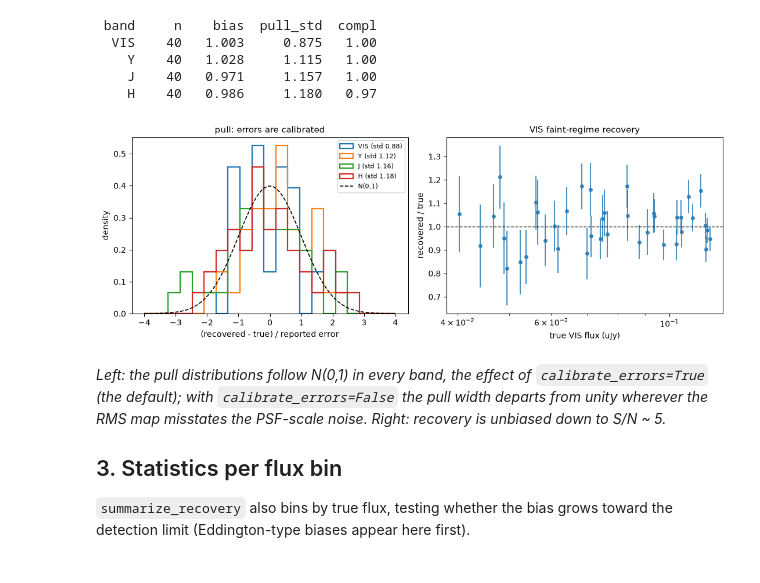
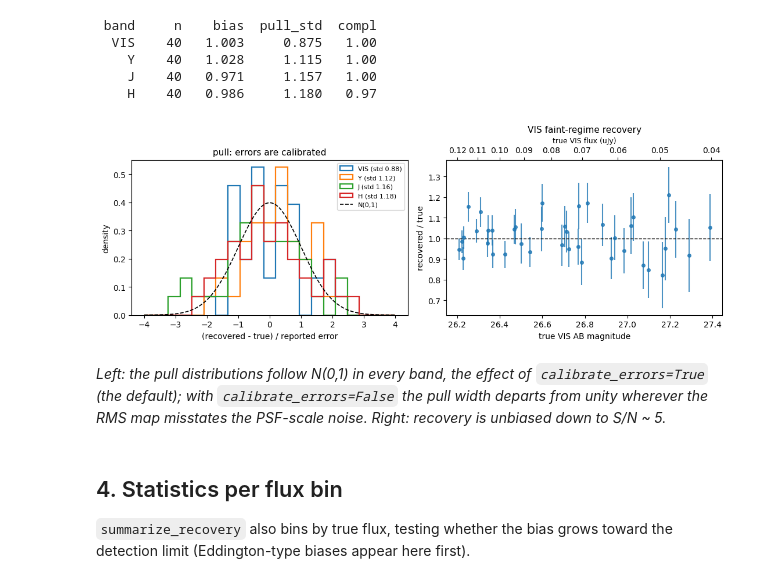
Before and after one commit to NimaChartab/euclid-forced-photometry, a Jupyter notebook: notebooks/03_injection_recovery.ipynb, the cells around one changed output. Cells and saved outputs as stored; diff of their text form; code cells hidden in the pictures.

```diff
--- a/notebooks/03_injection_recovery.ipynb
+++ b/notebooks/03_injection_recovery.ipynb
@@ -177,48 +220,54 @@ for band in ("VIS", "Y", "J", "H"):
 # %%
 fig, axes = plt.subplots(1, 2, figsize=(11, 4))
 
 x = np.linspace(-4, 4, 200)
 for band in ("VIS", "Y", "J", "H"):
     axes[0].hist(summaries[band]['pull'], bins=np.linspace(-4, 4, 22),
                  density=True, histtype='step', lw=1.6,
                  label=f"{band} (std {summaries[band]['pull_std']:.2f})")
 axes[0].plot(x, np.exp(-x**2 / 2) / np.sqrt(2 * np.pi), 'k--', lw=1.2,
              label='N(0,1)')
 axes[0].set_xlabel('(recovered - true) / reported error')
 axes[0].set_ylabel('density')
 axes[0].set_title('pull: errors are calibrated', fontsize=11)
 axes[0].legend(fontsize=8)
 
 tcol = 'flux_vis_sersic'
 ids = {int(i): k for k, i in enumerate(np.asarray(cat_f['object_id']))
        if i < 0}
 rows = [ids[int(r['object_id'])] for r in truth_f]
 true = np.asarray(truth_f[tcol], float)
 out = np.asarray(cat_f['flux_VIS_ujy'], float)[rows]
 err = np.asarray(cat_f['flux_err_VIS_ujy'], float)[rows]
-axes[1].errorbar(true, out / true, yerr=err / true, fmt='o', ms=4,
+# AB magnitude on the main axis (m = 23.9 - 2.5 log10(flux_uJy)), the
+# matching microJansky scale on the secondary axis on top.
+mag_true = 23.9 - 2.5 * np.log10(true)
+axes[1].errorbar(mag_true, out / true, yerr=err / true, fmt='o', ms=4,
                  alpha=0.8)
 axes[1].axhline(1.0, color='k', ls='--', lw=1)
-axes[1].set_xscale('log')
-axes[1].set_xlabel('true VIS flux (uJy)')
+axes[1].set_xlabel('true VIS AB magnitude')
 axes[1].set_ylabel('recovered / true')
 axes[1].set_title('VIS faint-regime recovery', fontsize=11)
+sec = axes[1].secondary_xaxis(
+    'top', functions=(lambda m: 10 ** (0.4 * (23.9 - m)),
+                      lambda f: 23.9 - 2.5 * np.log10(f)))
+sec.set_xlabel('true VIS flux (uJy)', fontsize=9)
 plt.tight_layout()
 plt.show()
 # %% [output]
-[figure, old version]
+[figure, new version]
 # %% [markdown]
 *Left: the pull distributions follow N(0,1) in every band, the
 effect of ``calibrate_errors=True`` (the default); with
 ``calibrate_errors=False`` the pull width departs from unity wherever
 the RMS map misstates the PSF-scale noise. Right: recovery is unbiased
 down to S/N ~ 5.*
-
-## 3. Statistics per flux bin
-
-``summarize_recovery`` also bins by true flux, testing whether the
-bias grows toward the detection limit (Eddington-type biases appear
-here first).
+# %% [markdown]
+## 4. Statistics per flux bin
+
+``summarize_recovery`` also bins by true flux, testing whether the
+bias grows toward the detection limit (Eddington-type biases appear
+here first).
 # %%
 print("VIS, faint run:")
 summaries['VIS']['bins'].pprint_all()
```
Also changed, not shown: parts of 12 cells of this notebook, 10 other files.
